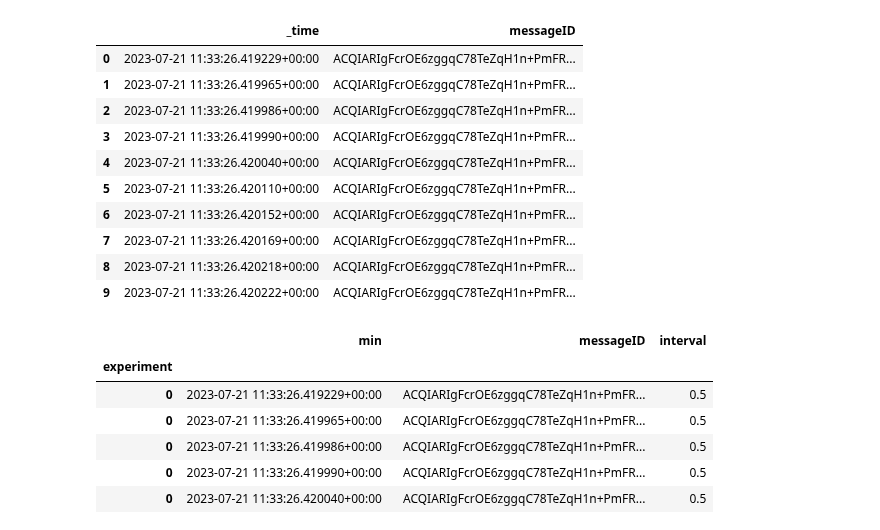
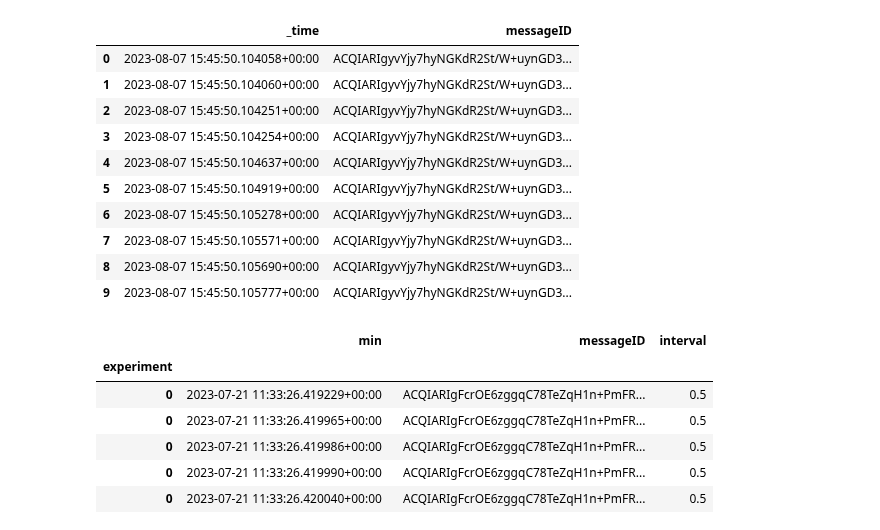
Before and after one commit to FlavScheidt/flexi-pipe, a Jupyter notebook: data/Notebooks/TimeSeries.ipynb, the cells around one changed output. Saved outputs shown, nothing was run; the diff lists cells and outputs as text; code cells hidden in the pictures.

```diff
--- a/data/Notebooks/TimeSeries.ipynb
+++ b/data/Notebooks/TimeSeries.ipynb
@@ -152,7 +151,8 @@ See the caveats in the documentation: https://pandas.pydata.org/pandas-docs/stab
 # %%
 data_frame = query_api.query_data_frame('from(bucket: "gs") '
-                                        ' |> range(start: 1689939205, stop:1689952348) '
-                                        ' |> filter(fn: (r) => r._measurement == "duplicateMessage") '
+                                        ' |> range(start: 1691423149, stop:1691436284) '
+                                        ' |> filter(fn: (r) => r._measurement == "deliverMessage") '
                                         ' |> group(columns: ["_measurement", "_field"], mode: "by") '
                                         ' |> pivot(rowKey:["_time"], columnKey: ["_field"], valueColumn: "_value")')
 client.close()
+data_frame.head(10)
@@ -159,20 +171,22 @@ client.close()
 # %%
-df = data_frame.drop(columns=['result', 'table','_start', '_stop', '_measurement', 'topic', 'receivedFrom']).sort_values(by=["_time"]).reset_index(drop=True)
+# df = data_frame.drop(columns=['result', 'table','_start', '_stop', '_measurement', 'topic', 'receivedFrom']).sort_values(by=["_time"]).reset_index(drop=True)
+# df["_time"] = pd.to_datetime(df["_time"])
+df = data_frame[['_time', "messageID"]].sort_values(by=["_time"]).reset_index(drop=True)
 df["_time"] = pd.to_datetime(df["_time"])
 
 df.head(10)
 # %% [output]
 |  | _time | messageID |
-| 0 | 2023-07-21 11:33:26.419229+00:00 | ACQIARIgFcrOE6zggqC78TeZqH1n+PmFR... |
-| 1 | 2023-07-21 11:33:26.419965+00:00 | ACQIARIgFcrOE6zggqC78TeZqH1n+PmFR... |
-| 2 | 2023-07-21 11:33:26.419986+00:00 | ACQIARIgFcrOE6zggqC78TeZqH1n+PmFR... |
-| 3 | 2023-07-21 11:33:26.419990+00:00 | ACQIARIgFcrOE6zggqC78TeZqH1n+PmFR... |
-| 4 | 2023-07-21 11:33:26.420040+00:00 | ACQIARIgFcrOE6zggqC78TeZqH1n+PmFR... |
-| 5 | 2023-07-21 11:33:26.420110+00:00 | ACQIARIgFcrOE6zggqC78TeZqH1n+PmFR... |
-| 6 | 2023-07-21 11:33:26.420152+00:00 | ACQIARIgFcrOE6zggqC78TeZqH1n+PmFR... |
-| 7 | 2023-07-21 11:33:26.420169+00:00 | ACQIARIgFcrOE6zggqC78TeZqH1n+PmFR... |
-| 8 | 2023-07-21 11:33:26.420218+00:00 | ACQIARIgFcrOE6zggqC78TeZqH1n+PmFR... |
-| 9 | 2023-07-21 11:33:26.420222+00:00 | ACQIARIgFcrOE6zggqC78TeZqH1n+PmFR... |
+| 0 | 2023-08-07 15:45:50.104058+00:00 | ACQIARIgyvYjy7hyNGKdR2St/W+uynGD3... |
+| 1 | 2023-08-07 15:45:50.104060+00:00 | ACQIARIgyvYjy7hyNGKdR2St/W+uynGD3... |
+| 2 | 2023-08-07 15:45:50.104251+00:00 | ACQIARIgyvYjy7hyNGKdR2St/W+uynGD3... |
+| 3 | 2023-08-07 15:45:50.104254+00:00 | ACQIARIgyvYjy7hyNGKdR2St/W+uynGD3... |
+| 4 | 2023-08-07 15:45:50.104637+00:00 | ACQIARIgyvYjy7hyNGKdR2St/W+uynGD3... |
+| 5 | 2023-08-07 15:45:50.104919+00:00 | ACQIARIgyvYjy7hyNGKdR2St/W+uynGD3... |
+| 6 | 2023-08-07 15:45:50.105278+00:00 | ACQIARIgyvYjy7hyNGKdR2St/W+uynGD3... |
+| 7 | 2023-08-07 15:45:50.105571+00:00 | ACQIARIgyvYjy7hyNGKdR2St/W+uynGD3... |
+| 8 | 2023-08-07 15:45:50.105690+00:00 | ACQIARIgyvYjy7hyNGKdR2St/W+uynGD3... |
+| 9 | 2023-08-07 15:45:50.105777+00:00 | ACQIARIgyvYjy7hyNGKdR2St/W+uynGD3... |
 # %%
 #Make the db in memory
 conn = sqlite3.connect(':memory:')
```
Also changed, not shown: parts of 3 cells of this notebook, 7 other files.
